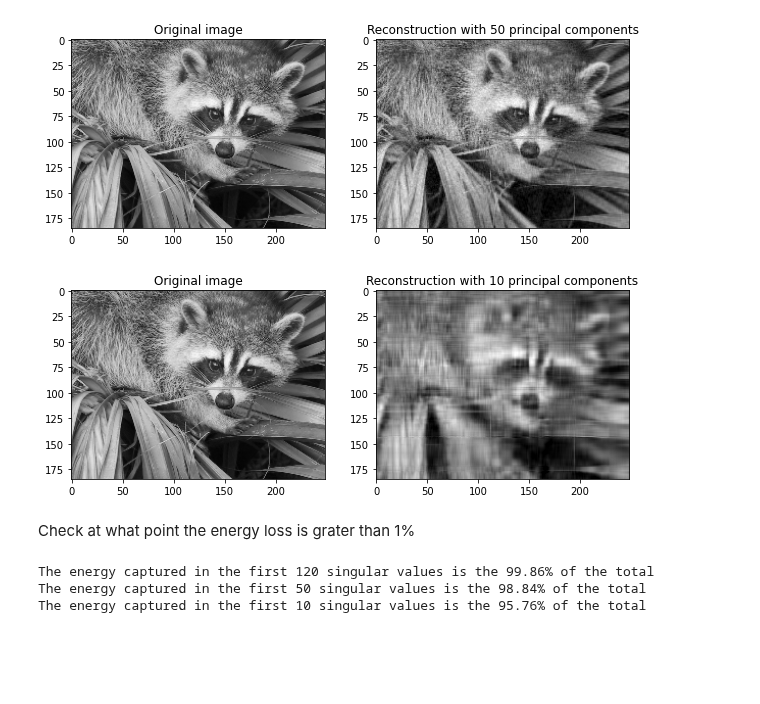
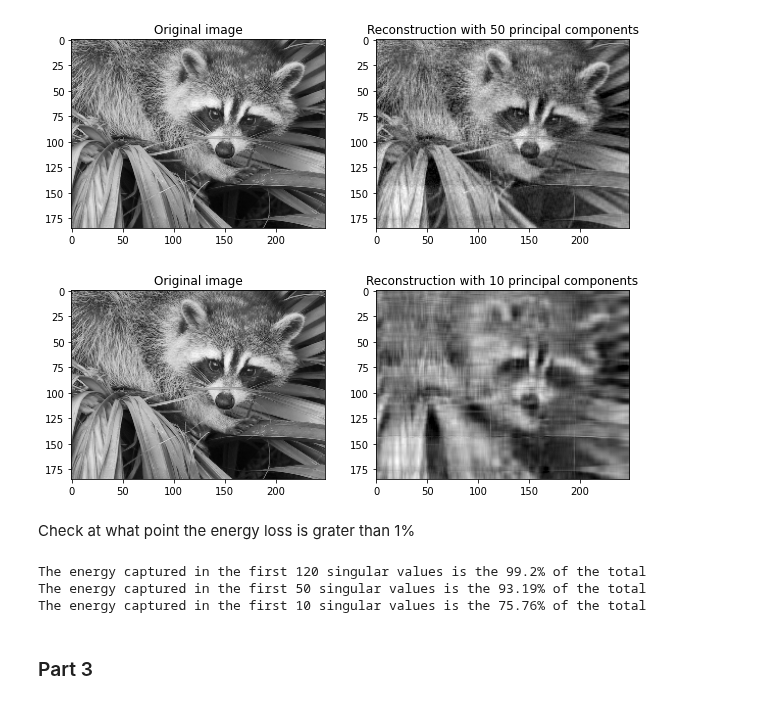
Before and after one commit to AlexPasqua/MLCMS-exercises, a Jupyter notebook: EX4/task1.ipynb, the cells around one changed output. Cells and saved outputs as stored; diff of their text form; code cells hidden in the pictures; blank space fills up the shorter version.

Commit message:
Task1: racoon -> added centering before SVD (previously forgot)

```diff
--- a/EX4/task1.ipynb
+++ b/EX4/task1.ipynb
@@ -114,10 +111,11 @@ racoon = load_racoon(display=True)
 Apply PCA to the image and visualize the reconstruction
 # %%
 # SVD decomposition of the image
-U, S, V = svd(racoon.T)       # transpose because the data points are the columns of the image
+U, S, V = svd(racoon.T, center=True)       # transpose because the data points are the columns of the image
 # %%
 # show reconstruction with all the principal components
-reconstruction = (U @ S @ V.T).T    # transpose because the SVD has been applied to the transpose of the original image
+mean = np.mean(racoon)
+reconstruction = (U @ S @ V.T).T + mean    # transpose because the SVD has been applied to the transpose of the original image
 show_2_images_grayscale(racoon, reconstruction)
 # %% [output]
 [figure]
@@ -140,11 +138,11 @@ show_2_images_grayscale(racoon, reconstruction, titles=("Original image", "Recon
 # %%
 # show reconstruction with 10 principal components
 S_10 = copy.deepcopy(S)
 S_10[10:, 10:] = 0
-reconstruction = (U @ S_10 @ V.T).T    # transpose because the SVD has been applied to the transpose of the original image
+reconstruction = (U @ S_10 @ V.T).T + mean    # transpose because the SVD has been applied to the transpose of the original image
 show_2_images_grayscale(racoon, reconstruction, titles=("Original image", "Reconstruction with 10 principal components"))
 # %% [output]
-[figure, old version]
+[figure, new version]
 # %% [markdown]
 Check at what point the energy loss is grater than 1%
 # %%
@@ -159,6 +157,8 @@ print(f"The energy captured in the first 120 singular values is the {round(energ
 print(f"The energy captured in the first 50 singular values is the {round(energy_50 * 100, 2)}% of the total")
 print(f"The energy captured in the first 10 singular values is the {round(energy_10 * 100, 2)}% of the total")
 # %% [output]
-The energy captured in the first 120 singular values is the 99.86% of the total
-The energy captured in the first 50 singular values is the 98.84% of the total
-The energy captured in the first 10 singular values is the 95.76% of the total
+The energy captured in the first 120 singular values is the 99.2% of the total
+The energy captured in the first 50 singular values is the 93.19% of the total
+The energy captured in the first 10 singular values is the 75.76% of the total
+# %% [markdown]
+### Part 3
```
Also changed, not shown: parts of 3 cells of this notebook.
